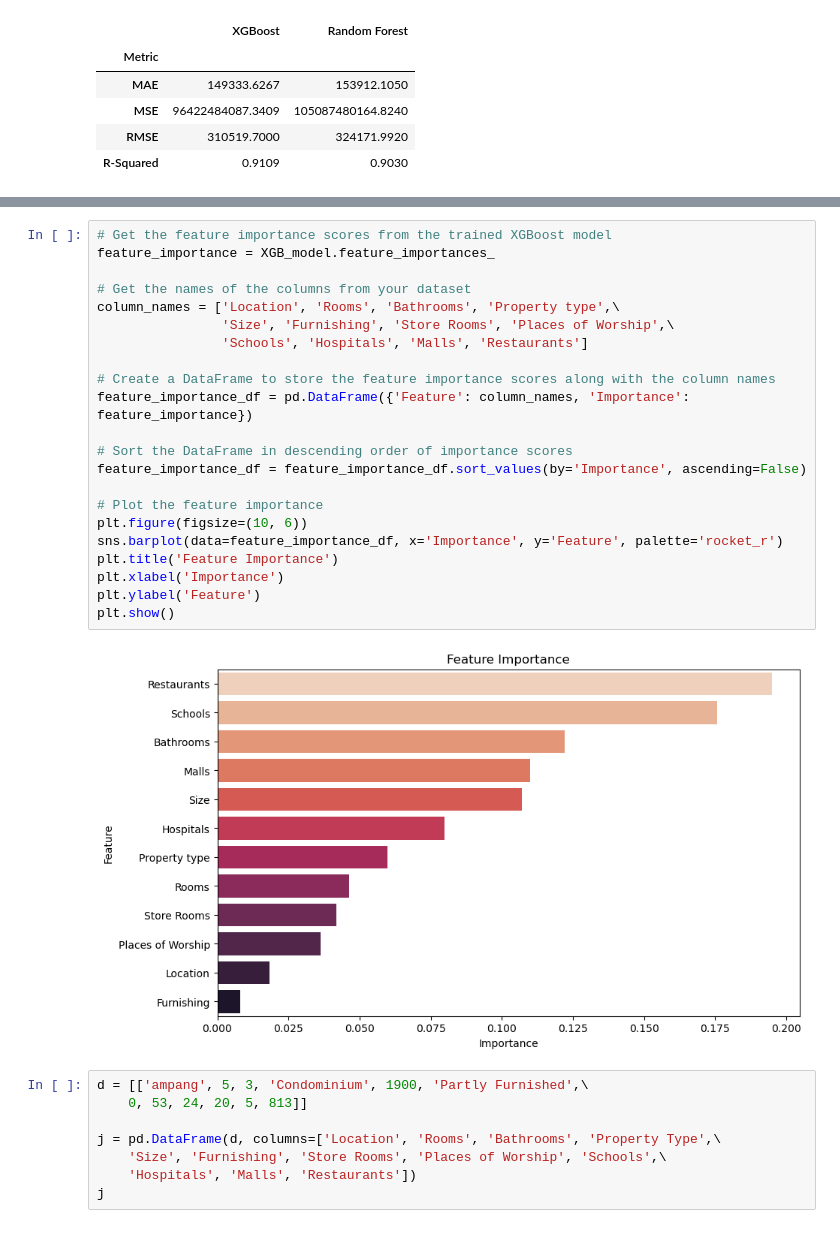
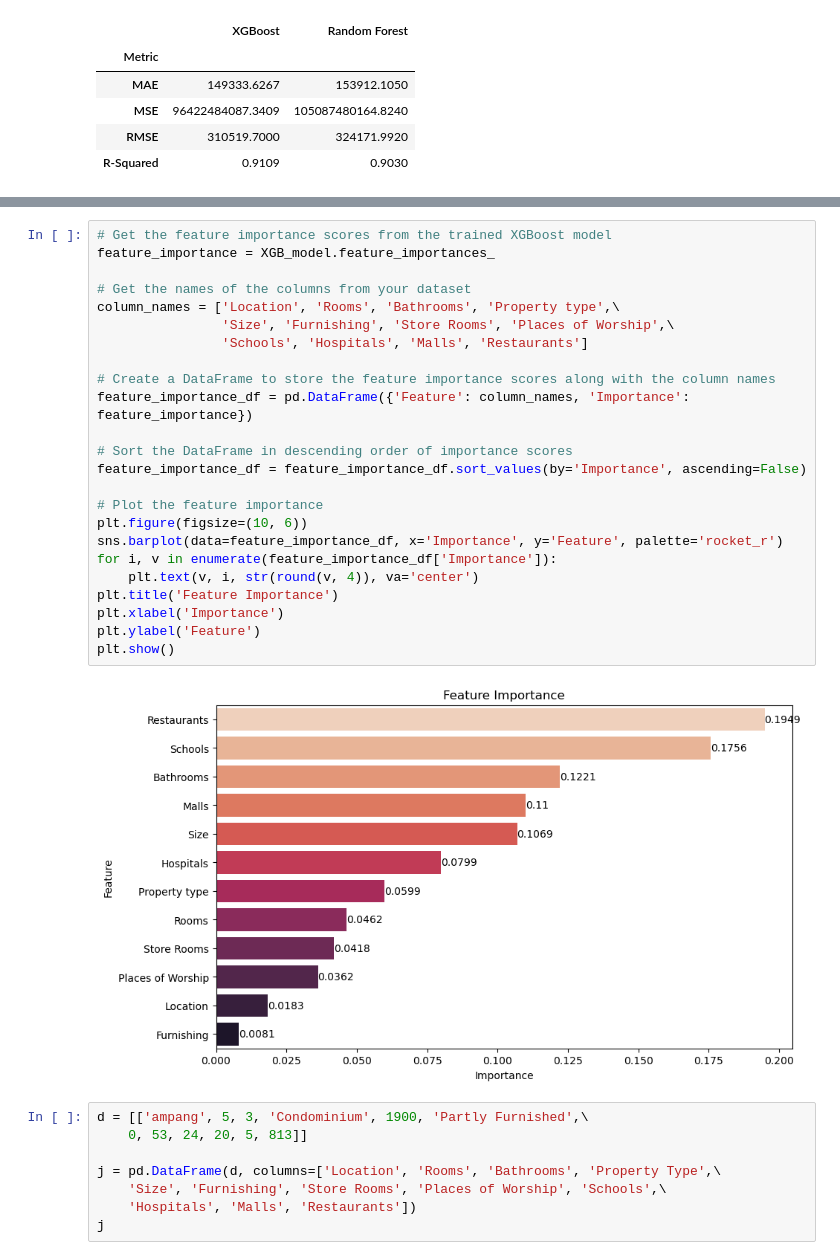
Before and after one commit to GanKaiFeng1999/Capstone_2, a Jupyter notebook: Capstone 2 Modelling.ipynb, the cells around one changed output, grey strips where cells are left out. Cells and saved outputs as stored; diff of their text form.

```diff
--- a/Capstone 2 Modelling.ipynb
+++ b/Capstone 2 Modelling.ipynb
@@ -412,27 +412,29 @@ plt.show()
 # %%
 # Get the feature importance scores from the trained XGBoost model
 feature_importance = XGB_model.feature_importances_
 
 # Get the names of the columns from your dataset
 column_names = ['Location', 'Rooms', 'Bathrooms', 'Property type',\
                 'Size', 'Furnishing', 'Store Rooms', 'Places of Worship',\
                 'Schools', 'Hospitals', 'Malls', 'Restaurants']
 
 # Create a DataFrame to store the feature importance scores along with the column names
 feature_importance_df = pd.DataFrame({'Feature': column_names, 'Importance': feature_importance})
 
 # Sort the DataFrame in descending order of importance scores
 feature_importance_df = feature_importance_df.sort_values(by='Importance', ascending=False)
 
 # Plot the feature importance
 plt.figure(figsize=(10, 6))
 sns.barplot(data=feature_importance_df, x='Importance', y='Feature', palette='rocket_r')
+for i, v in enumerate(feature_importance_df['Importance']):
+    plt.text(v, i, str(round(v, 4)), va='center')
 plt.title('Feature Importance')
 plt.xlabel('Importance')
 plt.ylabel('Feature')
 plt.show()
 # %% [output]
-[figure, old version]
+[figure, new version]
 # %%
 d = [['ampang', 5, 3, 'Condominium', 1900, 'Partly Furnished',\
     0, 53, 24, 20, 5, 813]]
```
Also changed, not shown: parts of 2 cells of this notebook, 1 other file.
